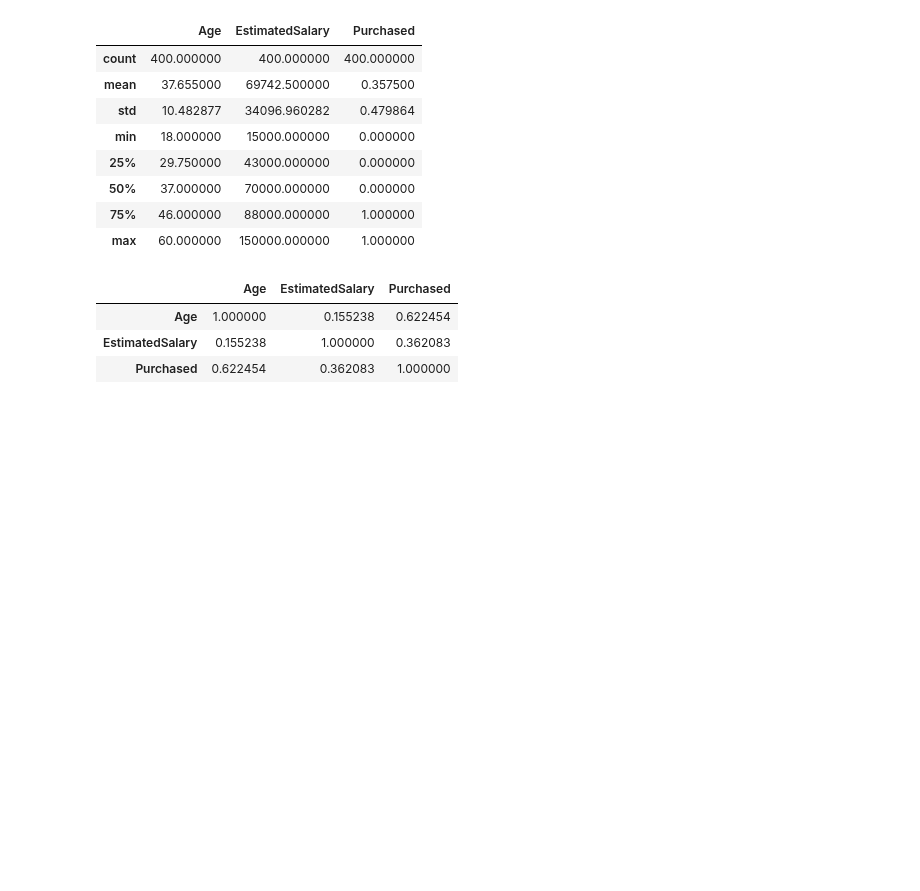
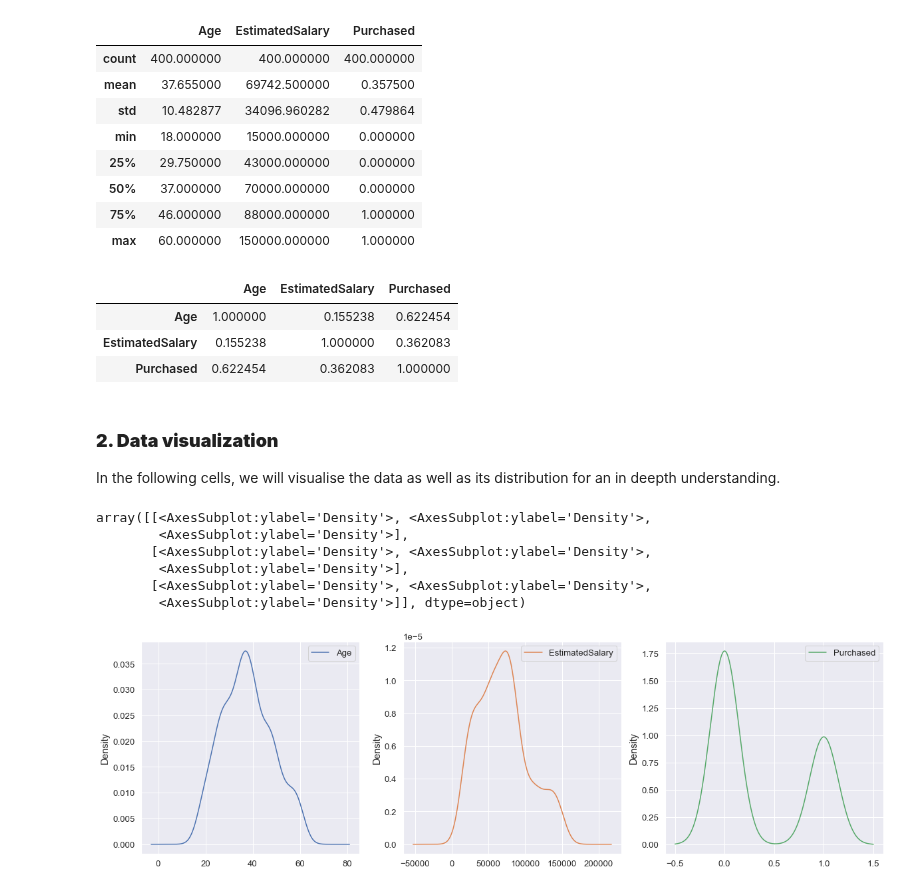
Before and after one commit to franck225-coder/Machine-Learning-project-series, a Jupyter notebook: social media ads analysis/social_media_ads_analysis.ipynb, the cells around one changed output. Drawn from its saved outputs; the diff is of its cells as text; code cells hidden in the pictures; blank space fills up the shorter version.

Commit message:
added density distribution

```diff
--- a/social media ads analysis/social_media_ads_analysis.ipynb
+++ b/social media ads analysis/social_media_ads_analysis.ipynb
@@ -46,3 +46,16 @@ data.corr()
 | Age | 1.000000 | 0.155238 | 0.622454 |
 | EstimatedSalary | 0.155238 | 1.000000 | 0.362083 |
 | Purchased | 0.622454 | 0.362083 | 1.000000 |
+# %% [markdown]
+### **2. Data visualization**
+In the following cells, we will visualise the data as well as its distribution for an in deepth understanding.
+# %%
+data.plot(kind='density', figsize=(20,20), sharex = False, layout=(3, 3), subplots=True)
+# %% [output]
+array([[<AxesSubplot:ylabel='Density'>, <AxesSubplot:ylabel='Density'>,
+        <AxesSubplot:ylabel='Density'>],
+       [<AxesSubplot:ylabel='Density'>, <AxesSubplot:ylabel='Density'>,
+        <AxesSubplot:ylabel='Density'>],
+       [<AxesSubplot:ylabel='Density'>, <AxesSubplot:ylabel='Density'>,
+        <AxesSubplot:ylabel='Density'>]], dtype=object)
+[figure, added]
```
